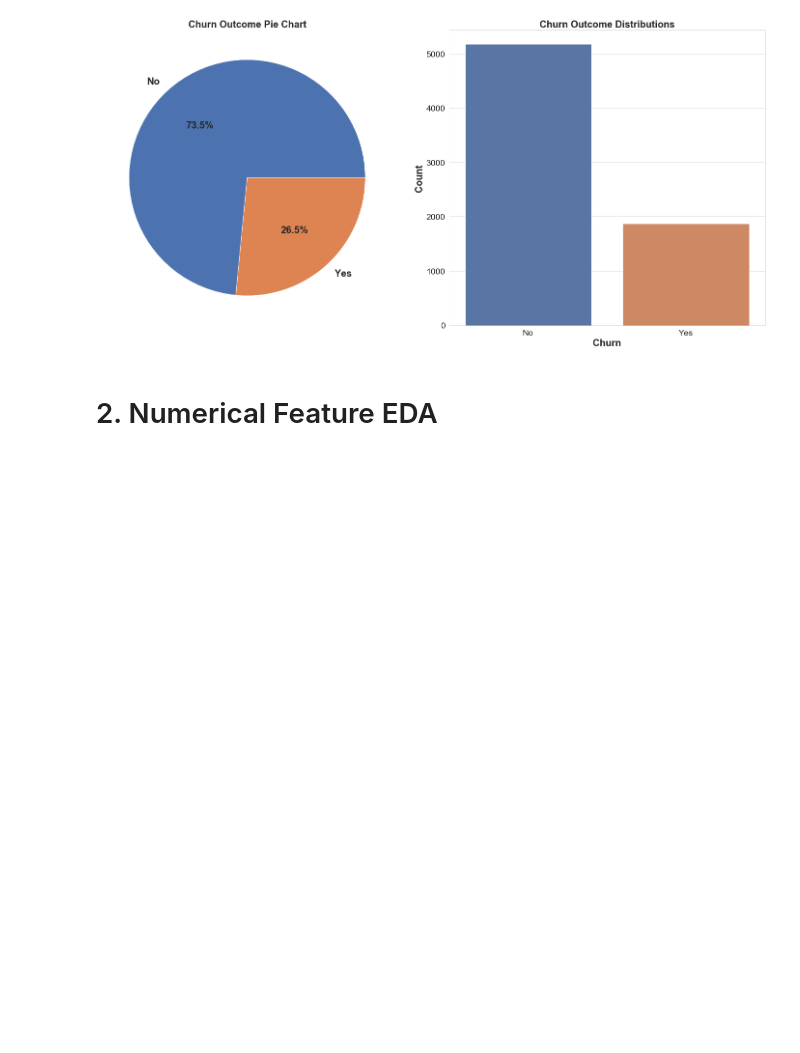
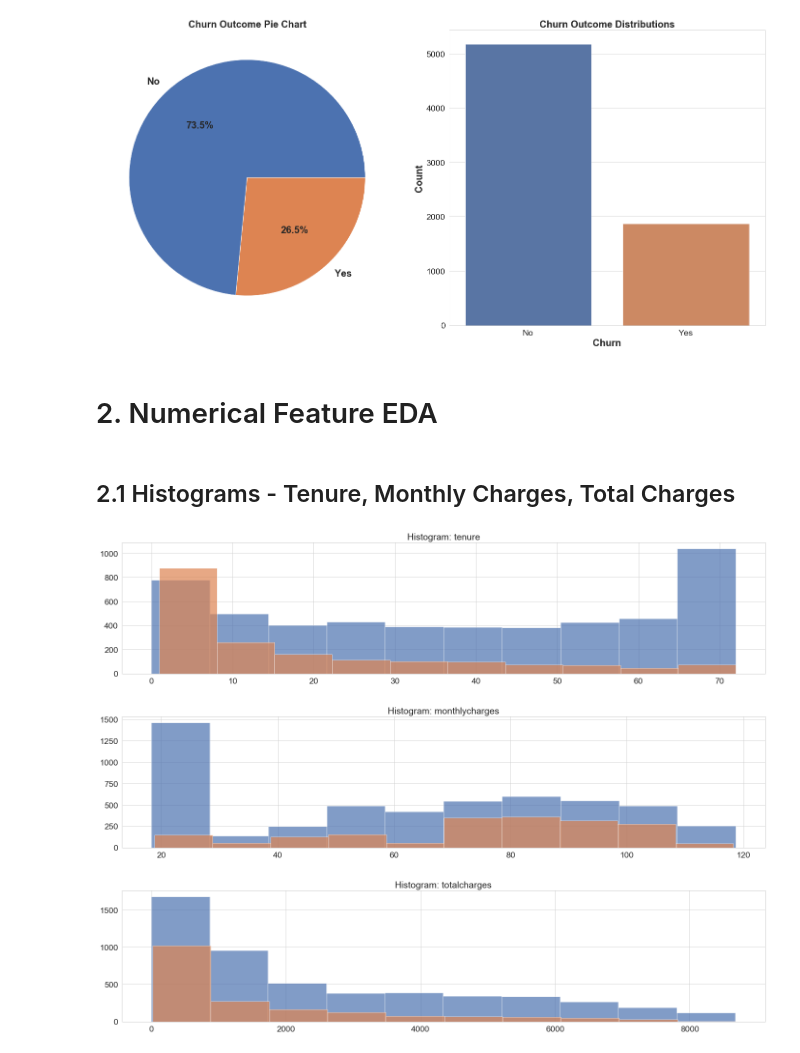
Before and after one commit to andrewcole33/telco_churn_analysis, a Jupyter notebook: eda.ipynb, the cells around one changed output. Saved outputs shown, nothing was run; the diff lists cells and outputs as text; code cells hidden in the pictures; blank space fills up the shorter version.

```diff
--- a/eda.ipynb
+++ b/eda.ipynb
@@ -128,3 +136,13 @@ plt.tight_layout()
 [figure]
 # %% [markdown]
 # 2. Numerical Feature EDA
+# %% [markdown]
+## 2.1 Histograms - Tenure, Monthly Charges, Total Charges
+# %%
+plot_hists(df, 'tenure')
+plot_hists(df, 'monthlycharges')
+plot_hists(df, 'totalcharges')
+# %% [output]
+[figure, added]
+[figure, added]
+[figure, added]
```
Also changed, not shown: parts of 15 cells of this notebook, 1 other file.
